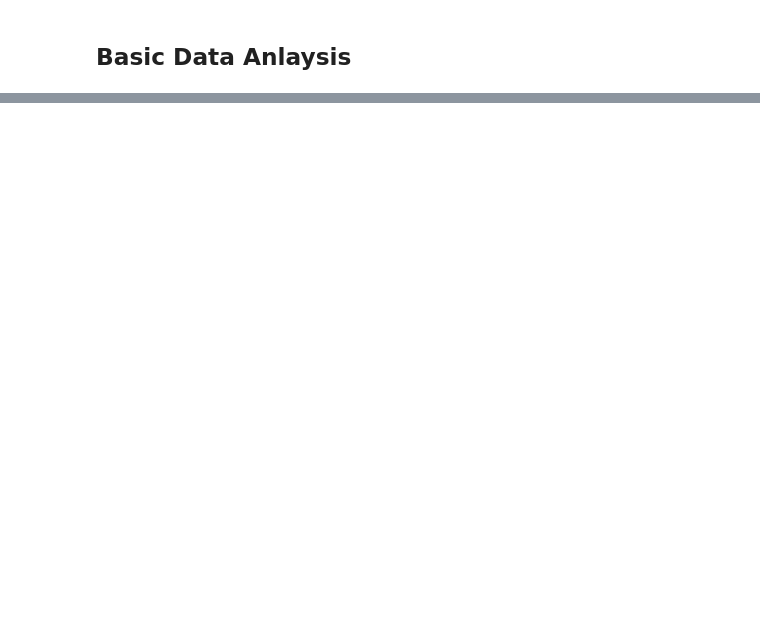
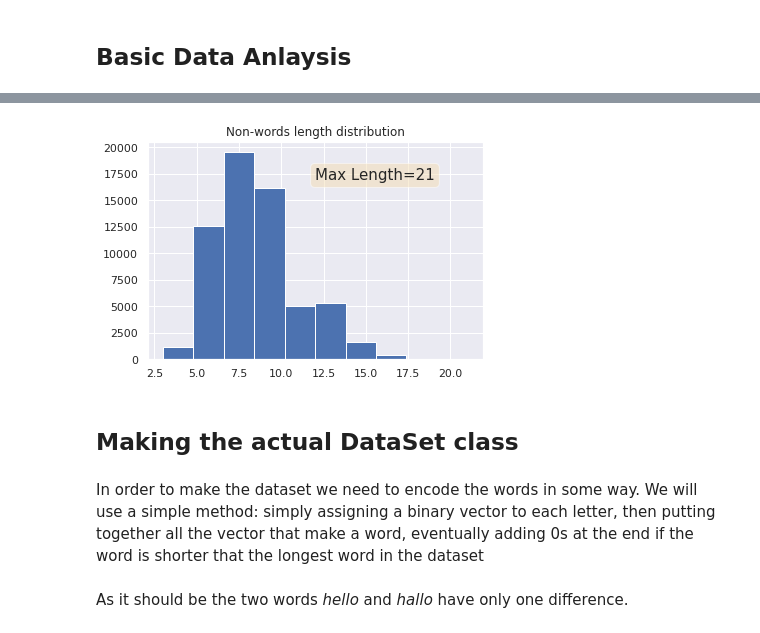
Before and after one commit to FrancescoMorri/Language_Classifcation, a Jupyter notebook: Data_Maker.ipynb, the cells around one changed output, grey strips where cells are left out. Cells and saved outputs as stored; diff of their text form; code cells hidden in the pictures; blank space fills up the shorter version.

```diff
--- a/Data_Maker.ipynb
+++ b/Data_Maker.ipynb
@@ -53,0 +80,23 @@ import seaborn as sns
+# %%
+import random
+non_words_selected = random.sample(list(non_words), len(real_words))
+# %%
+non_length_selected = []
+for a in non_words_selected:
+    if (type(a) == type("sr")):
+        non_length_selected.append(len(a))
+    else:
+        print(a)
+
+fig, ax = plt.subplots()
+ax.hist(non_length_selected, bins=10)
+ax.set_title("Non-words length distribution")
+ax.text(0.5, 0.88, "Max Length=%.d"%(max(non_length_selected)), transform=ax.transAxes, fontsize=15,
+        verticalalignment='top', bbox=props)
+
+fig.savefig(PATH+"graphs/nword_after_reduction_distr.png", bbox_inches='tight')
+plt.show()
+# %% [output]
+[figure, added]
+# %% [markdown]
+## Making the actual DataSet class
@@ -53,0 +106,2 @@ import seaborn as sns
+# %% [markdown]
+<p> In order to make the dataset we need to encode the words in some way. We will use a simple method: simply assigning a binary vector to each letter, then putting together all the vector that make a word, eventually adding 0s at the end if the word is shorter that the longest word in the dataset</p>
@@ -53,0 +120,2 @@ import seaborn as sns
+# %% [markdown]
+As it should be the two words *hello* and *hallo* have only one difference.
```
Also changed, not shown: parts of 24 cells of this notebook.
